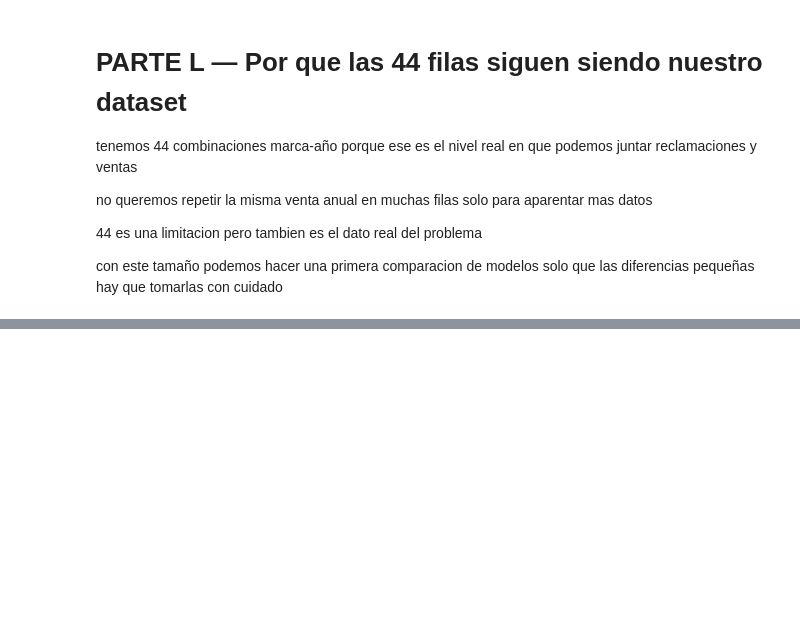
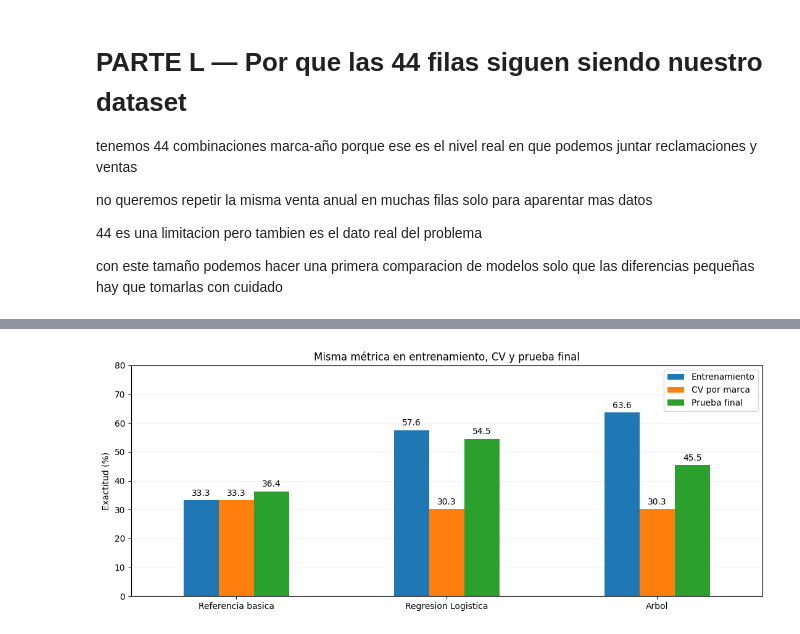
Before and after one commit to Anikawi/propuesta_parte1_S100_grupo9, a Jupyter notebook: S100_E9.ipynb, the cells around one changed output, grey strips where cells are left out. Saved outputs shown, nothing was run; the diff lists cells and outputs as text; code cells hidden in the pictures; blank space fills up the shorter version.

Commit message:
Archivo con ajustes y cambios para la conclusion
Este notebook contiene la parte de la conclusion del proyecto
hasta donde pudimos llegar con los datos que teniamos

```diff
--- a/S100_E9.ipynb
+++ b/S100_E9.ipynb
@@ -2431,0 +3048,27 @@ solo que las diferencias pequeñas hay que tomarlas con cuidado
+# %%
+# Figura 2 del reporte final: se construye con la tabla calculada arriba.
+datos_figura_2 = (
+    tabla_final_reporte.set_index('Modelo')[
+        ['Accuracy entrenamiento', 'Accuracy CV', 'Accuracy prueba']
+    ]
+    .mul(100)
+    .rename(columns={
+        'Accuracy entrenamiento': 'Entrenamiento',
+        'Accuracy CV': 'CV por marca',
+        'Accuracy prueba': 'Prueba final'
+    })
+)
+
+ax = datos_figura_2.plot(kind='bar', figsize=(11, 4.5), rot=0)
+ax.set_title('Misma métrica en entrenamiento, CV y prueba final')
+ax.set_ylabel('Exactitud (%)')
+ax.set_xlabel('')
+ax.set_ylim(0, 80)
+ax.grid(axis='y', alpha=0.2)
+ax.set_axisbelow(True)
+for contenedor in ax.containers:
+    ax.bar_label(contenedor, fmt='%.1f', padding=3)
+plt.tight_layout()
+plt.show()
+# %% [output]
+[figure, added]
```
Also changed, not shown: parts of 40 cells of this notebook.
